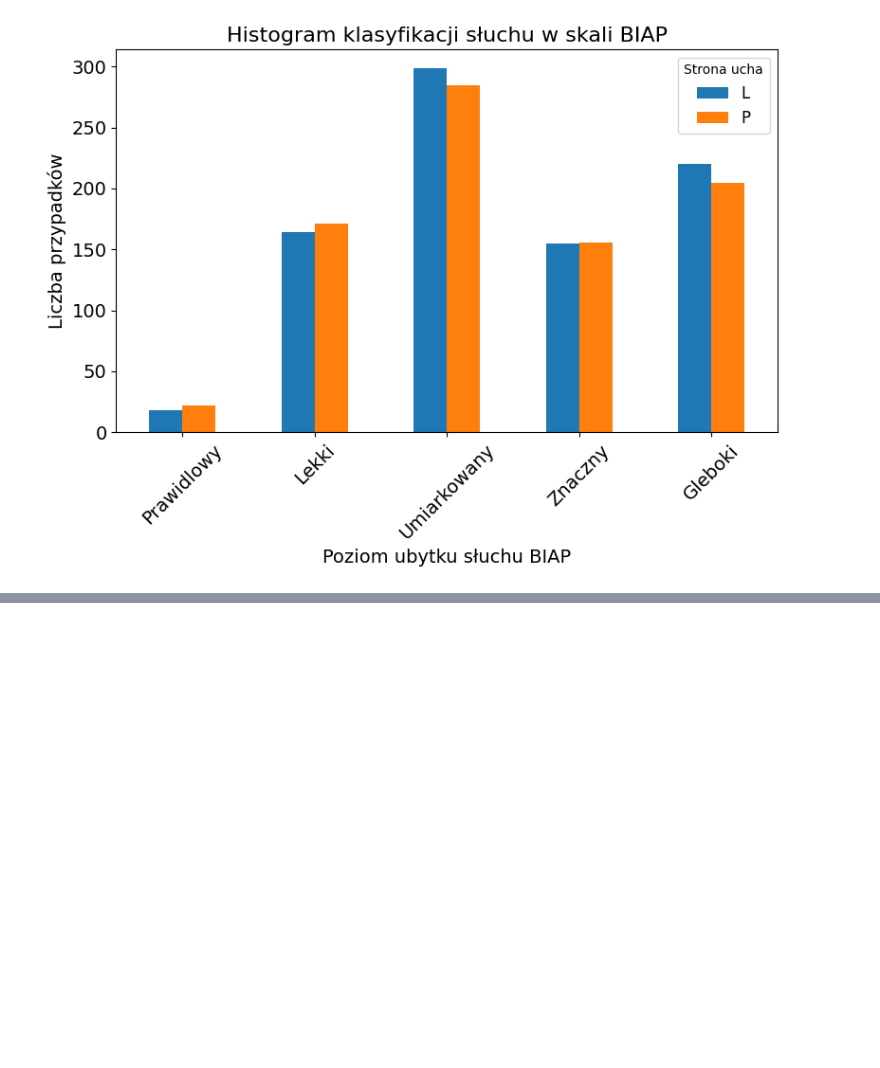
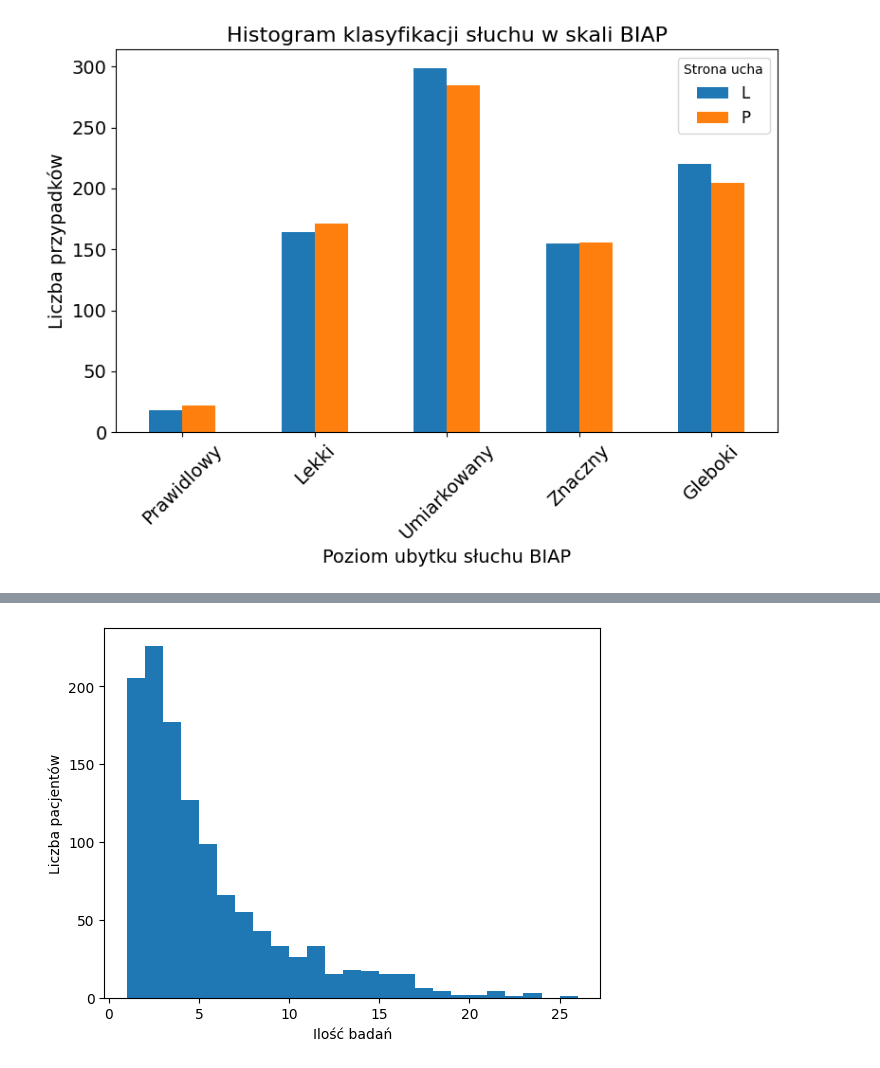
Before and after one commit to maria0026/GeneHearing, a Jupyter notebook: notebooks/data_info.ipynb, the cells around one changed output, grey strips where cells are left out. Cells and saved outputs as stored; diff of their text form; code cells hidden in the pictures; blank space fills up the shorter version.

```diff
--- a/notebooks/data_info.ipynb
+++ b/notebooks/data_info.ipynb
@@ -253,3 +254,25 @@ for index, row in allele.iterrows():
     ilosc=row['count']
     if ilosc>=10:
         plot_hearing_degree(df, allel1, allel2, BIAP_label_map, 'BIAP')
+# %%
+# jakich okresow u ilu mamy badania
+# histogram z roznicy
+#ile jest badań na pacjenta
+df = pd.read_csv(f"data/calculations/{config['tonaldataname']}.csv", sep=None, engine='python', dtype={'ID_PACJENTA': str}, encoding='cp1252')
+df['DATA_BADANIA'] = pd.to_datetime(df['DATA_BADANIA'], format='%d.%m.%Y %H:%M')
+badania_ilosci = []
+roznice_dat = []
+for patient_id, group in df.groupby('ID_PACJENTA'):
+    group = group.sort_values(by='DATA_BADANIA')
+
+    ilosc_badan = 0
+    data_pierwsza = group.iloc[0]['DATA_BADANIA']
+    data_ostatnia = group.iloc[-1]['DATA_BADANIA']
+    if data_ostatnia!=data_pierwsza:
+        roznica_dat = data_ostatnia - data_pierwsza
+        print(data_pierwsza, data_ostatnia, roznica_dat, patient_id)
+        roznice_dat.append(roznica_dat)
+
+    for _, group_date in group.groupby('DATA_BADANIA'):
+        ilosc_badan +=1
+    badania_ilosci.append(ilosc_badan)
@@ -255,0 +297,13 @@ for index, row in allele.iterrows():
+# %%
+badania_ilosci_array = np.array(badania_ilosci)
+bins = np.arange(badania_ilosci_array.min(), badania_ilosci_array.max() + 2)
+
+hist, bin_edges = np.histogram(badania_ilosci_array, bins=bins)
+bin_widths = np.diff(bin_edges)
+
+plt.bar(bin_edges[:-1], hist, width=bin_widths, align='edge')
+plt.xlabel("Ilość badań")
+plt.ylabel("Liczba pacjentów")
+plt.show()
+# %% [output]
+[figure, added]
```
Also changed, not shown: parts of 7 cells of this notebook.
